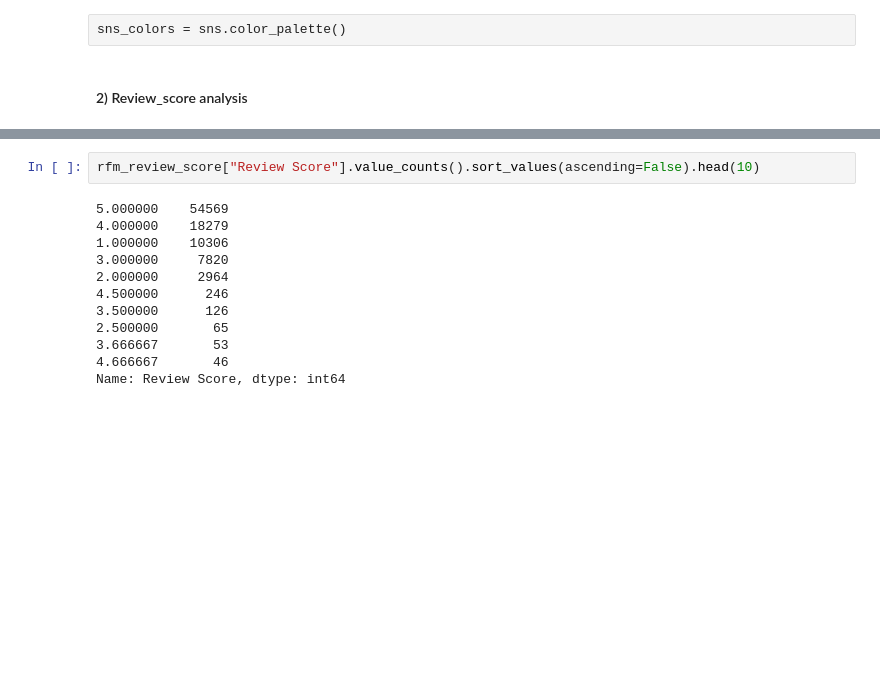
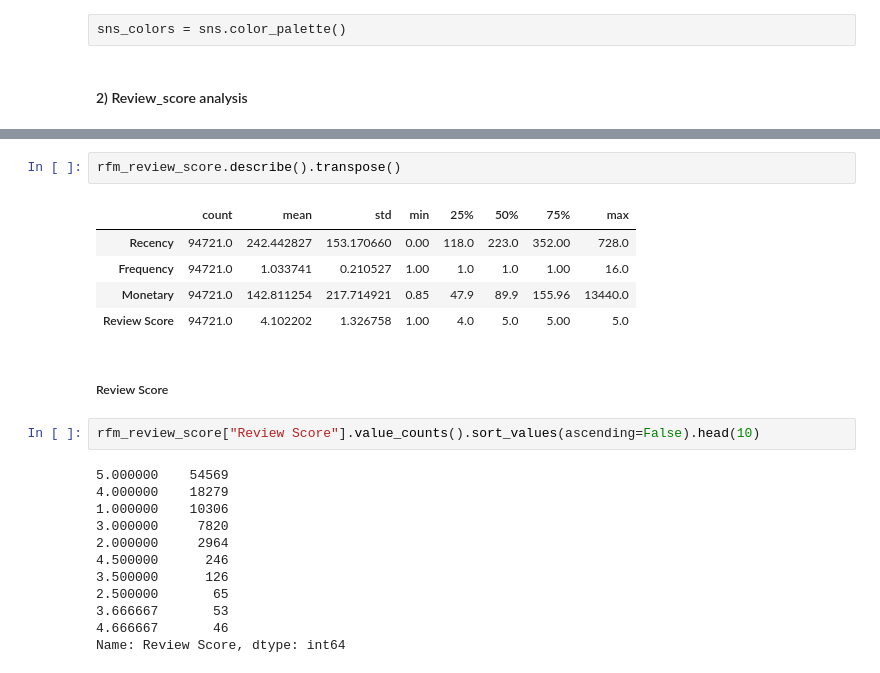
Before and after one commit to oumeima-elgharbi/P5_Data_Science_OpenClassrooms, a Jupyter notebook: P5_01_exploration.ipynb, the cells around one changed output, grey strips where cells are left out. Saved outputs shown, nothing was run; the diff lists cells and outputs as text; blank space fills up the shorter version.

Commit message:
added display review_rfm

```diff
--- a/P5_01_exploration.ipynb
+++ b/P5_01_exploration.ipynb
@@ -525,3 +531,13 @@ sns_colors = sns.color_palette()
+# %%
+rfm_review_score.describe().transpose()
+# %% [output]
+|  | count | mean | std | min | 25% | 50% | 75% | max |
+| Recency | 94721.0 | 242.442827 | 153.170660 | 0.00 | 118.0 | 223.0 | 352.00 | 728.0 |
+| Frequency | 94721.0 | 1.033741 | 0.210527 | 1.00 | 1.0 | 1.0 | 1.00 | 16.0 |
+| Monetary | 94721.0 | 142.811254 | 217.714921 | 0.85 | 47.9 | 89.9 | 155.96 | 13440.0 |
+| Review Score | 94721.0 | 4.102202 | 1.326758 | 1.00 | 4.0 | 5.0 | 5.00 | 5.0 |
+# %% [markdown]
+##### Review Score
 # %%
 rfm_review_score["Review Score"].value_counts().sort_values(ascending=False).head(10)
 # %% [output]
```
Also changed, not shown: parts of 4 cells of this notebook.
